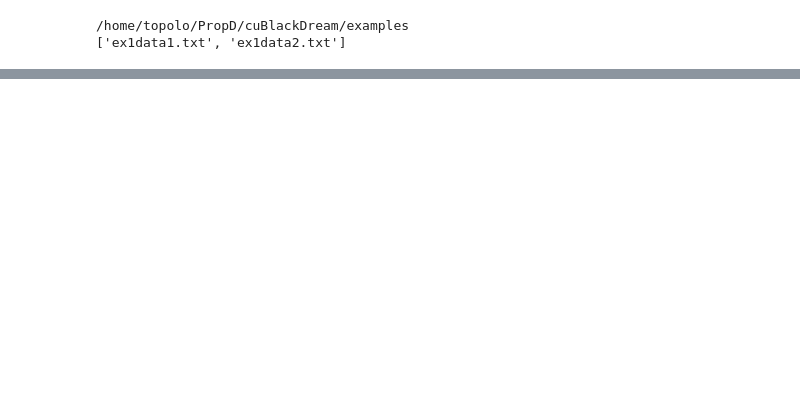
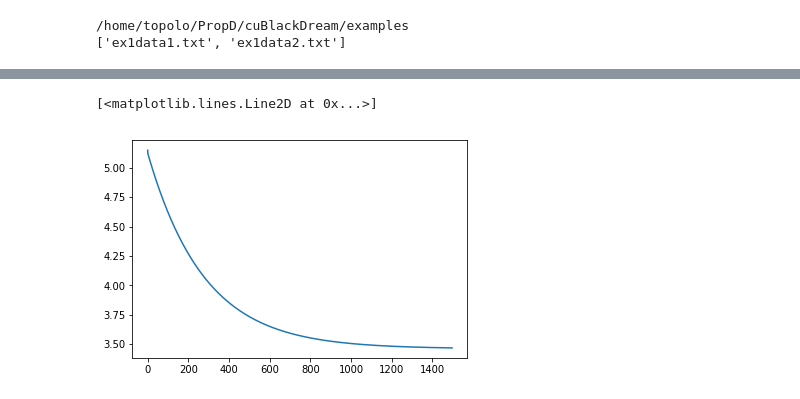
Before and after one commit to ernestyalumni/cuBlackDream, a Jupyter notebook: examples/LinReg.ipynb, the cells around one changed output, grey strips where cells are left out. Drawn from its saved outputs; the diff is of its cells as text; code cells hidden in the pictures; blank space fills up the shorter version.

```diff
--- a/examples/LinReg.ipynb
+++ b/examples/LinReg.ipynb
@@ -96,0 +248,5 @@ def grad_desc_1( yhat, y , Theta, b, alpha):
+# %%
+plt.plot( np.array(result1500)[2:,3])
+# %% [output]
+[<matplotlib.lines.Line2D at 0x...>]
+[figure, added]
```
Also changed, not shown: parts of 29 cells of this notebook, 5 other files.
